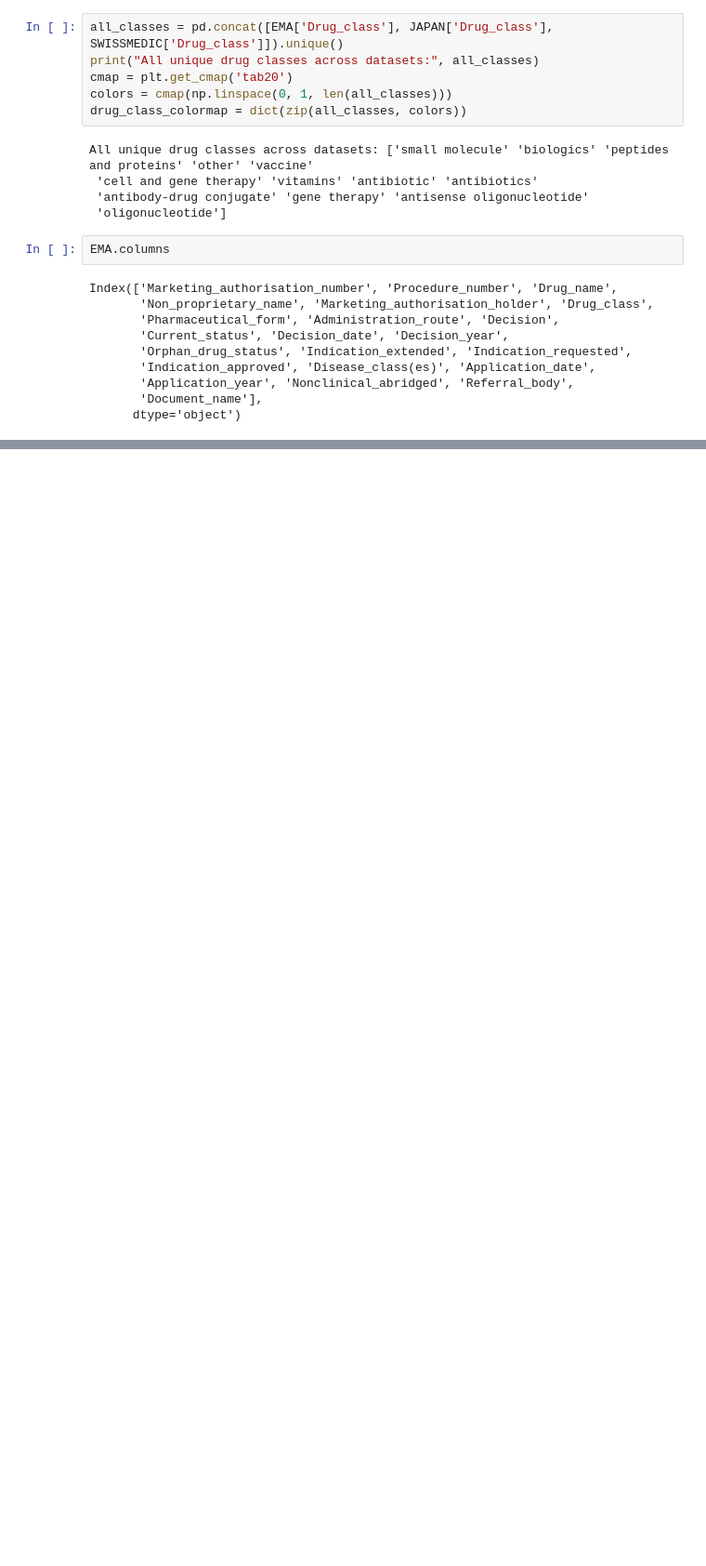
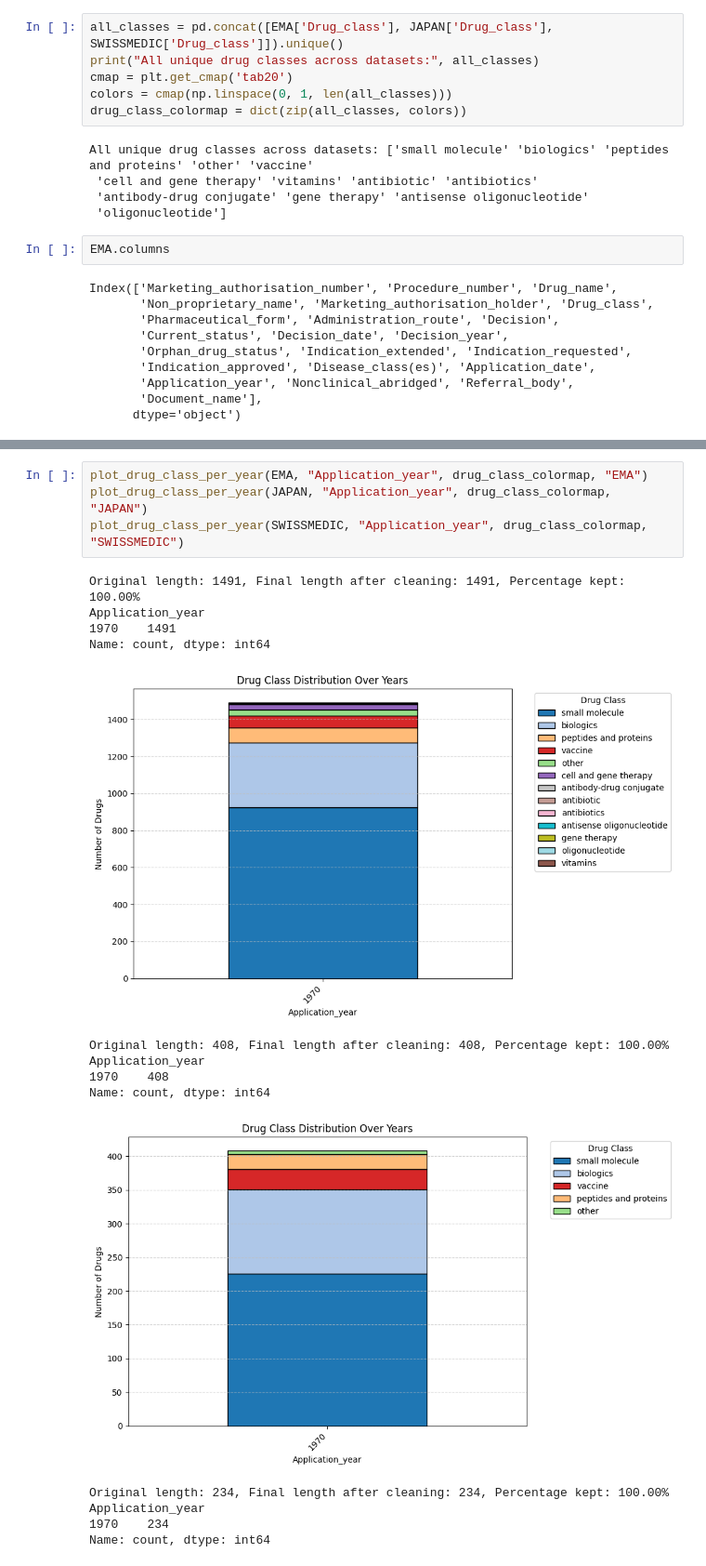
Before and after one commit to dcr-unibe-ch/DrugFork, a Jupyter notebook: src/analyze_output.ipynb, the cells around one changed output, grey strips where cells are left out. Shown at 93% size. Cells and saved outputs as stored; diff of their text form; blank space fills up the shorter version.

```diff
--- a/src/analyze_output.ipynb
+++ b/src/analyze_output.ipynb
@@ -203,0 +242,19 @@ plot_drug_class_distribution_pie(SWISSMEDIC, drug_class_colormap, dataset_name='
+# %%
+plot_drug_class_per_year(EMA, "Application_year", drug_class_colormap, "EMA")
+plot_drug_class_per_year(JAPAN, "Application_year", drug_class_colormap, "JAPAN")
+plot_drug_class_per_year(SWISSMEDIC, "Application_year", drug_class_colormap, "SWISSMEDIC")
+# %% [output]
+Original length: 1491, Final length after cleaning: 1491, Percentage kept: 100.00%
+Application_year
+1970    1491
+Name: count, dtype: int64
+[figure, added]
+Original length: 408, Final length after cleaning: 408, Percentage kept: 100.00%
+Application_year
+1970    408
+Name: count, dtype: int64
+[figure, added]
+Original length: 234, Final length after cleaning: 234, Percentage kept: 100.00%
+Application_year
+1970    234
+Name: count, dtype: int64
```
Also changed, not shown: parts of 11 cells of this notebook, 3 other files.
